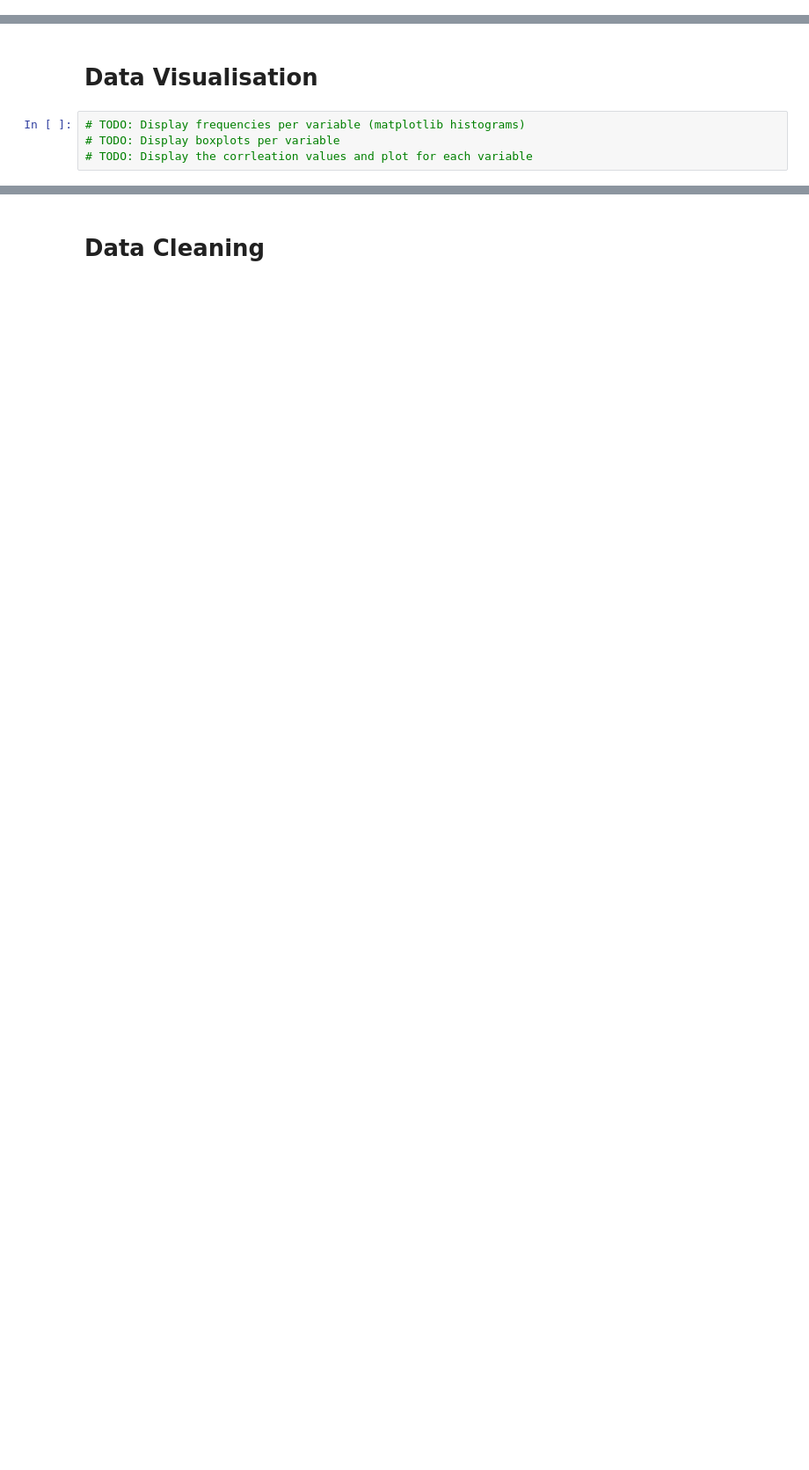
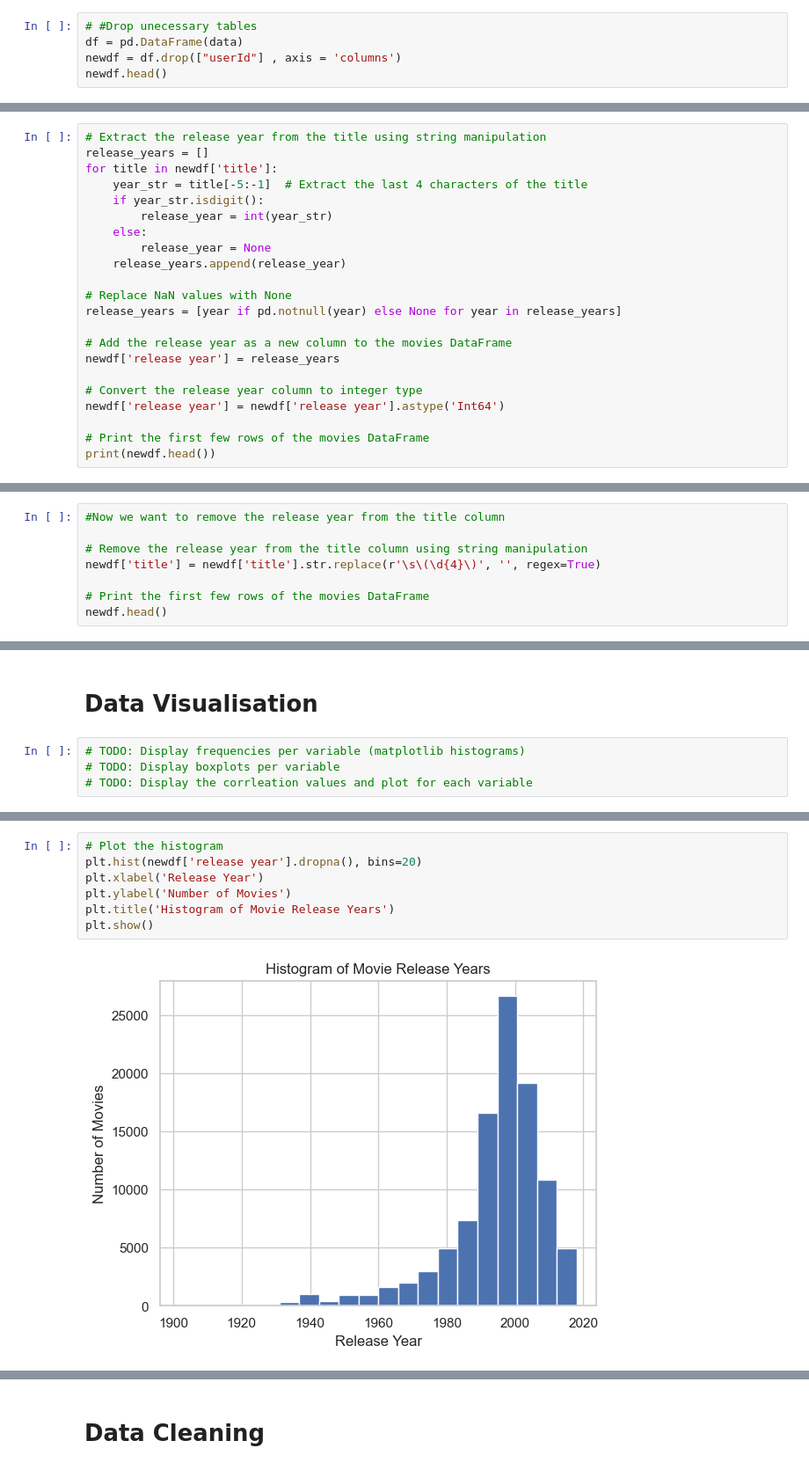
Before and after one commit to NaydelMuscat/com.mcast.project.NaydelMuscat, a Jupyter notebook: src/05_ML_Pipeline.ipynb, the cells around one changed output, grey strips where cells are left out. Shown: that part at 88% size. Saved outputs shown, nothing was run; the diff lists cells and outputs as text; blank space fills up the shorter version.

```diff
--- a/src/05_ML_Pipeline.ipynb
+++ b/src/05_ML_Pipeline.ipynb
@@ -15,0 +157,5 @@
+# %%
+# #Drop unecessary tables
+df = pd.DataFrame(data)
+newdf = df.drop(["userId"] , axis = 'columns')
+newdf.head()
@@ -15,0 +169,22 @@
+# %%
+# Extract the release year from the title using string manipulation
+release_years = []
+for title in newdf['title']:
+    year_str = title[-5:-1]  # Extract the last 4 characters of the title
+    if year_str.isdigit():
+        release_year = int(year_str)
+    else:
+        release_year = None
+    release_years.append(release_year)
+
+# Replace NaN values with None
+release_years = [year if pd.notnull(year) else None for year in release_years]
+
+# Add the release year as a new column to the movies DataFrame
+newdf['release year'] = release_years
+
+# Convert the release year column to integer type
+newdf['release year'] = newdf['release year'].astype('Int64')
+
+# Print the first few rows of the movies DataFrame
+print(newdf.head())
@@ -15,0 +205,8 @@
+# %%
+#Now we want to remove the release year from the title column
+
+# Remove the release year from the title column using string manipulation
+newdf['title'] = newdf['title'].str.replace(r'\s\(\d{4}\)', '', regex=True)
+
+# Print the first few rows of the movies DataFrame
+newdf.head()
@@ -21,0 +250,9 @@
+# %%
+# Plot the histogram
+plt.hist(newdf['release year'].dropna(), bins=20)
+plt.xlabel('Release Year')
+plt.ylabel('Number of Movies')
+plt.title('Histogram of Movie Release Years')
+plt.show()
+# %% [output]
+[figure, added]
```
Also changed, not shown: parts of 27 cells of this notebook.
